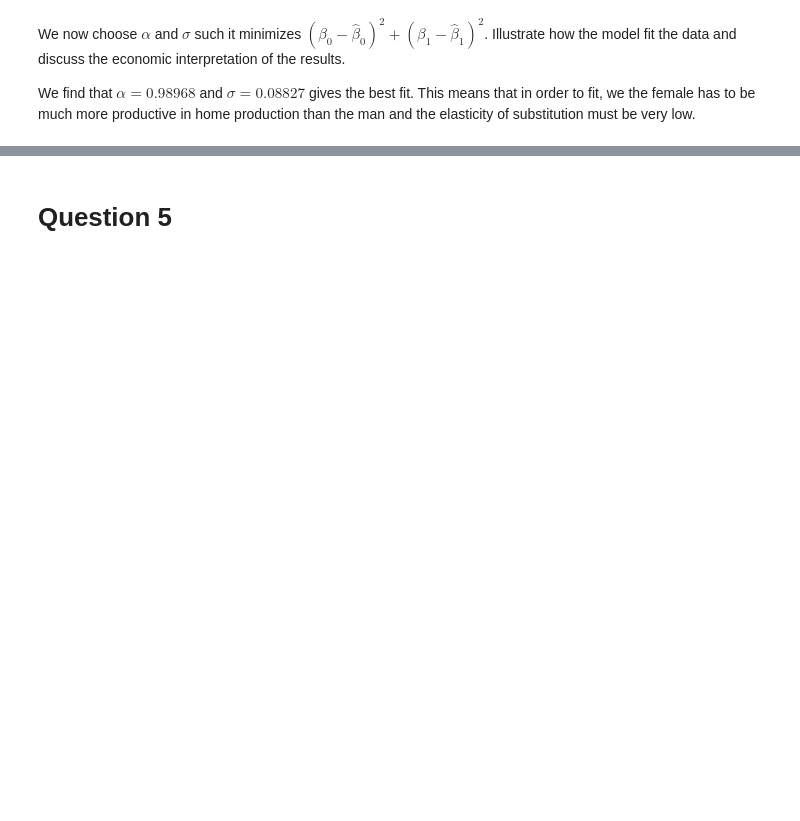
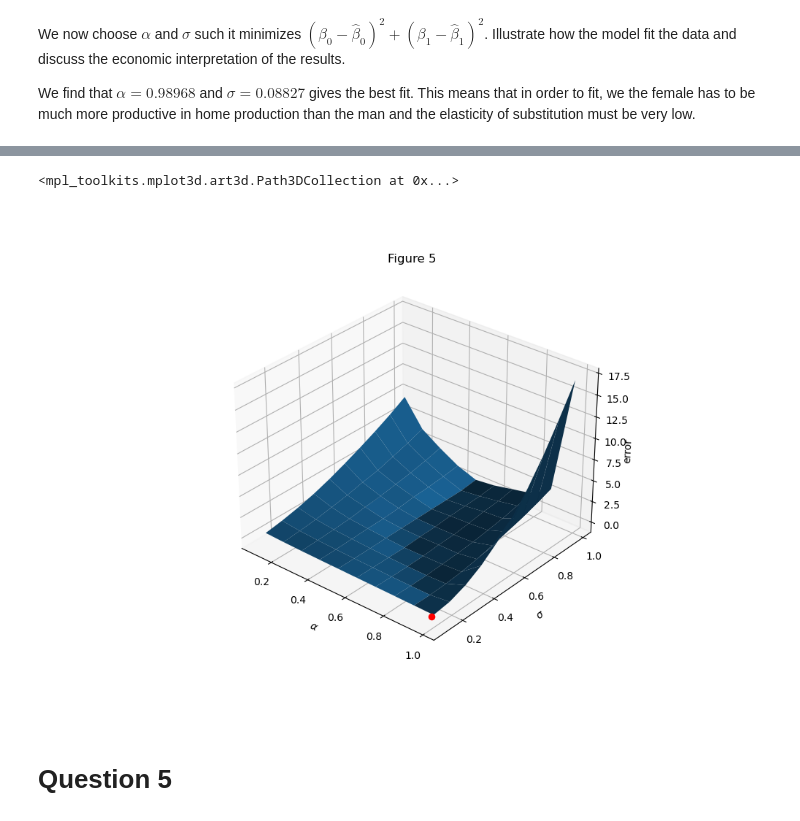
Before and after one commit to tkm454/illum_rep, a Jupyter notebook: inauguralproject.ipynb, the cells around one changed output, grey strips where cells are left out. Cells and saved outputs as stored; diff of their text form; code cells hidden in the pictures; blank space fills up the shorter version.

```diff
--- a/inauguralproject.ipynb
+++ b/inauguralproject.ipynb
@@ -235,21 +253,25 @@ for i, alpha in enumerate(alphas):
 # %%
 # Plotting minimization
 alphas_mesh, sigmas_mesh = np.meshgrid(alphas,sigmas,indexing='ij')
 fig = plt.figure(figsize=(10,7))
 ax = fig.add_subplot(1,1,1,projection='3d')
 ax.plot_surface(alphas_mesh, sigmas_mesh, errors)
 
 #labels
+ax.set_title('Figure 5')
 ax.set_xlabel('$\\alpha$', fontsize = 10)
 ax.set_ylabel('$\\sigma$', fontsize = 10)
 ax.set_zlabel('error', fontsize = 10)
 ax.view_init(elev=30, azim = -50)
 ax.zaxis.labelpad = -2.0
 
 # Find the minimum point
 min_error = np.min(errors)
 
 # Plot the minimum point in red
 ax.scatter(opt_alpha, opt_sigma, min_error, color='red', s=35)
+# %% [output]
+<mpl_toolkits.mplot3d.art3d.Path3DCollection at 0x...>
+[figure, added]
 # %% [markdown]
 # Question 5
```
Also changed, not shown: parts of 19 cells of this notebook, 1 other file.
